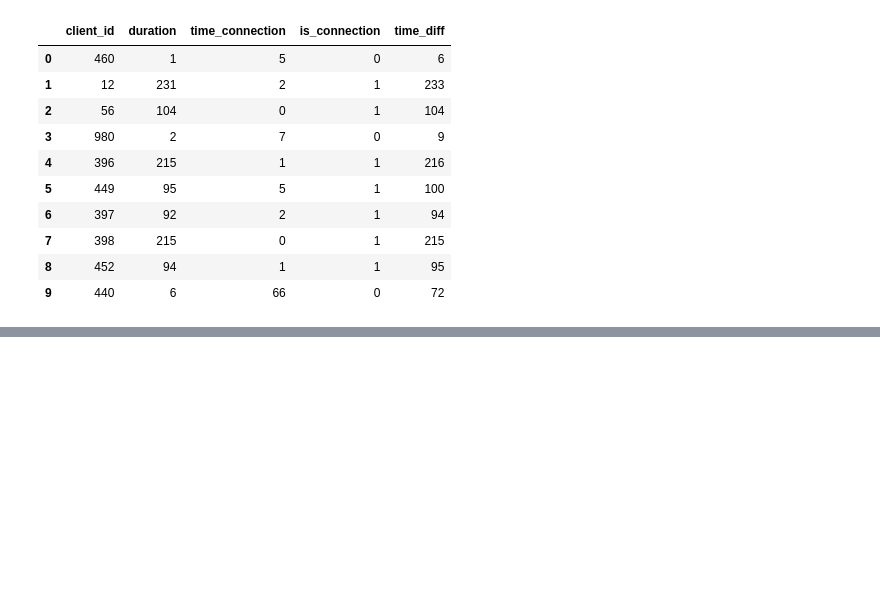
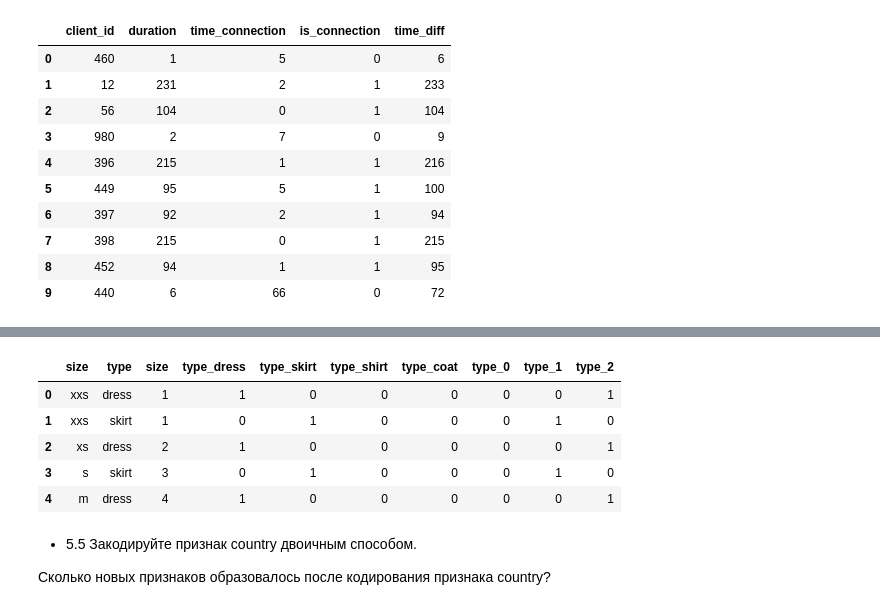
Before and after one commit to AbiNazim/Study_DataScience, a Jupyter notebook: Учеба/EDA/EDA-3. Проектирование признаков.ipynb, the cells around one changed output, grey strips where cells are left out. Saved outputs shown, nothing was run; the diff lists cells and outputs as text; code cells hidden in the pictures; blank space fills up the shorter version.

```diff
--- a/Учеба/EDA/EDA-3. Проектирование признаков.ipynb
+++ b/Учеба/EDA/EDA-3. Проектирование признаков.ipynb
@@ -375,0 +527,17 @@ calls
+# %%
+bin_encoder = ce.BinaryEncoder(cols=['type']) # указываем столбец для кодирования
+type_bin = bin_encoder.fit_transform(clothing['type'])
+clothing = pd.concat([clothing, type_bin], axis=1)
+
+clothing.head()
+# %% [output]
+|  | size | type | size | type_dress | type_skirt | type_shirt | type_coat | type_0 | type_1 | type_2 |
+| 0 | xxs | dress | 1 | 1 | 0 | 0 | 0 | 0 | 0 | 1 |
+| 1 | xxs | skirt | 1 | 0 | 1 | 0 | 0 | 0 | 1 | 0 |
+| 2 | xs | dress | 2 | 1 | 0 | 0 | 0 | 0 | 0 | 1 |
+| 3 | s | skirt | 3 | 0 | 1 | 0 | 0 | 0 | 1 | 0 |
+| 4 | m | dress | 4 | 1 | 0 | 0 | 0 | 0 | 0 | 1 |
+# %% [markdown]
+* 5.5 Закодируйте признак country двоичным способом.
+
+Сколько новых признаков образовалось после кодирования признака country?
```
Also changed, not shown: parts of 29 cells of this notebook.
